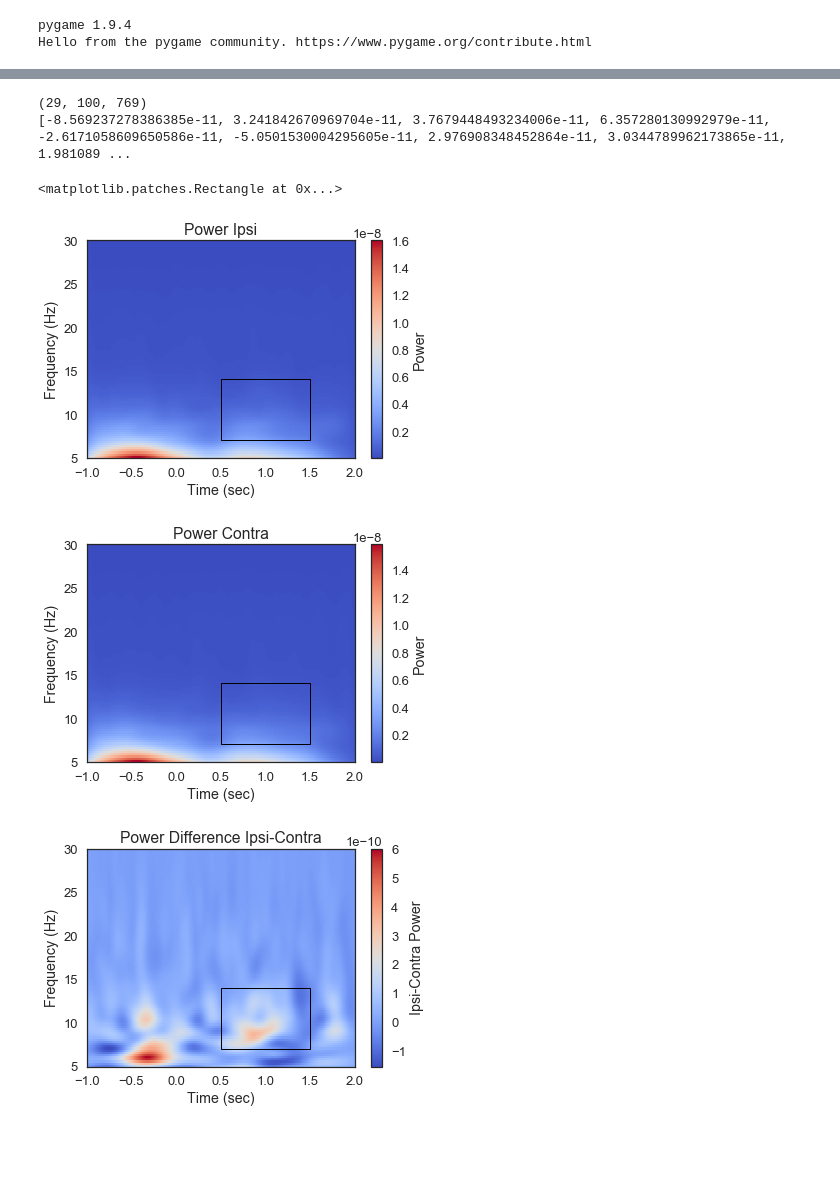
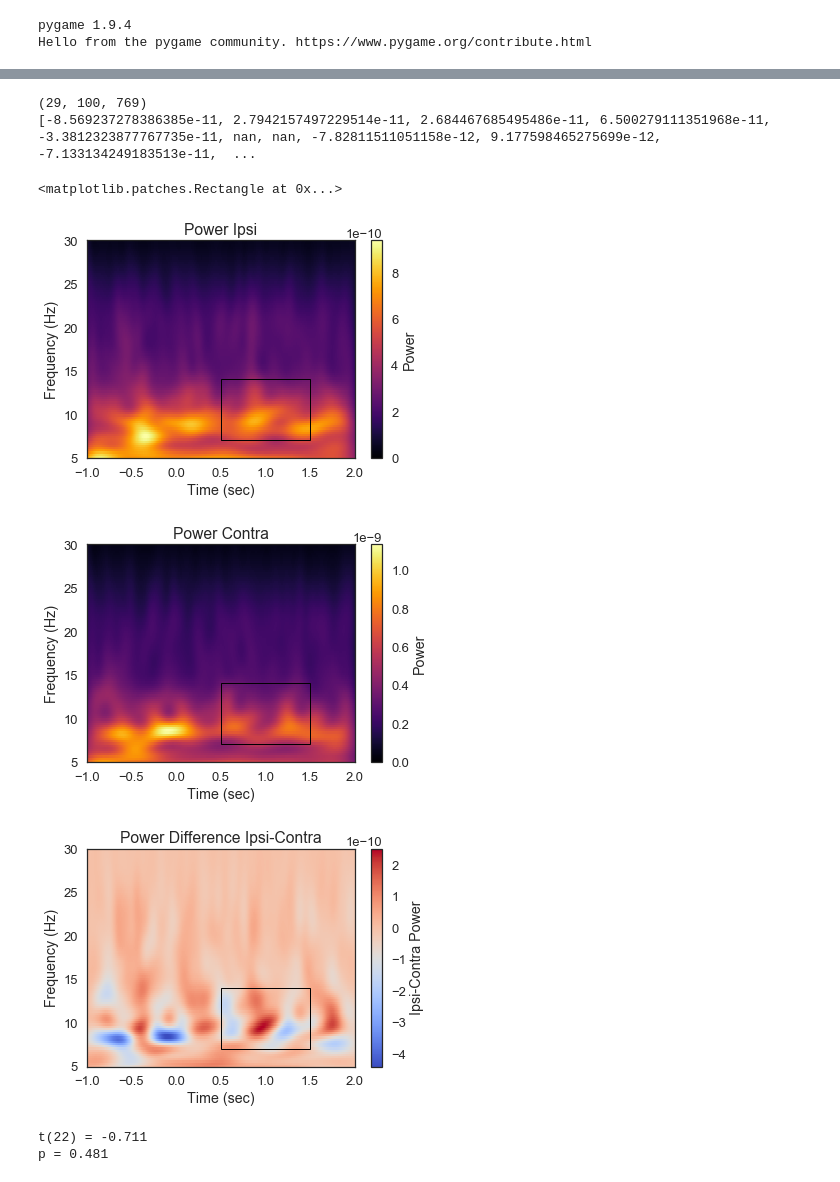
Before and after one commit to NeuroTechX/eeg-notebooks_v0.1, a Jupyter notebook: notebooks/cueing_loop.ipynb, the cells around one changed output, grey strips where cells are left out. Drawn from its saved outputs; the diff is of its cells as text; code cells hidden in the pictures; blank space fills up the shorter version.

Commit message:
added ttest, uV thresh

```diff
--- a/notebooks/cueing_loop.ipynb
+++ b/notebooks/cueing_loop.ipynb
@@ -51,7 +51,9 @@ ERSP_diff_out = []
 ERSP_Ipsi_out = []
 ERSP_Contra_out = []
 
-rej_thresh = .0003
+rej_thresh_uV = 100
+rej_thresh = rej_thresh_uV*1e-6 # Expressed in Volts (1 uV = .000001 Volts)
+
 
 for sub in subs:
     print(sub)
@@ -196,7 +198,7 @@ sample drop %:  50.51020408163265
     fig, ax = plt.subplots(1)
     im = plt.imshow(GrandAvg_Ipsi,
                extent=[times[0], times[-1], frequencies[0], frequencies[-1]],
-               aspect='auto', origin='lower', cmap='coolwarm')
+               aspect='auto', origin='lower', cmap='inferno', vmin=0)
     plt.xlabel('Time (sec)')
     plt.ylabel('Frequency (Hz)')
     plt.title('Power Ipsi')
@@ -211,35 +213,45 @@ sample drop %:  50.51020408163265
     fig, ax = plt.subplots(1)
     im = plt.imshow(GrandAvg_Contra,
                extent=[times[0], times[-1], frequencies[0], frequencies[-1]],
-               aspect='auto', origin='lower', cmap='coolwarm')
+               aspect='auto', origin='lower', cmap='inferno', vmin=0,)
     plt.xlabel('Time (sec)')
     plt.ylabel('Frequency (Hz)')
     plt.title('Power Contra')
     cb = fig.colorbar(im)
     cb.set_label('Power')
     # Create a Rectangle patch
     rect = patches.Rectangle((.5,7),1,7,linewidth=1,edgecolor='k',facecolor='none')
     # Add the patch to the Axes
     ax.add_patch(rect)
 
     #Grand Average Ipsi-Contra Differece
     fig, ax = plt.subplots(1)
     im = plt.imshow(GrandAvg_diff,
                extent=[times[0], times[-1], frequencies[0], frequencies[-1]],
                aspect='auto', origin='lower', cmap='coolwarm')
     plt.xlabel('Time (sec)')
     plt.ylabel('Frequency (Hz)')
     plt.title('Power Difference Ipsi-Contra')
     cb = fig.colorbar(im)
     cb.set_label('Ipsi-Contra Power')
     # Create a Rectangle patch
     rect = patches.Rectangle((.5,7),1,7,linewidth=1,edgecolor='k',facecolor='none')
     # Add the patch to the Axes
     ax.add_patch(rect)
 # %% [output]
 (29, 100, 769)
-[-8.569237278386385e-11, 3.241842670969704e-11, 3.7679448493234006e-11, 6.357280130992979e-11, -2.6171058609650586e-11, -5.0501530004295605e-11, 2.976908348452864e-11, 3.0344789962173865e-11, 1.981089 ...
+[-8.569237278386385e-11, 2.7942157497229514e-11, 2.684467685495486e-11, 6.500279111351968e-11, -3.3812323877767735e-11, nan, nan, -7.82811511051158e-12, 9.177598465275699e-12, -7.133134249183513e-11,  ...
 <matplotlib.patches.Rectangle at 0x...>
-[figure, old version]
+[figure, new version]
-[figure, old version]
+[figure, new version]
-[figure, old version]
+[figure, new version]
+# %%
+import scipy
+num_good = len(diff_out) - sum(np.isnan(diff_out))
+
+[tstat, pval] = scipy.stats.ttest_ind(diff_out,np.zeros(len(diff_out)),nan_policy='omit')
+print('t(' + str(num_good-1) + ') = ' + str(round(tstat,3)))
+print('p = ' + str(round(pval,3)))
+# %% [output]
+t(22) = -0.711
+p = 0.481
```
Also changed, not shown: parts of 1 cell of this notebook.
